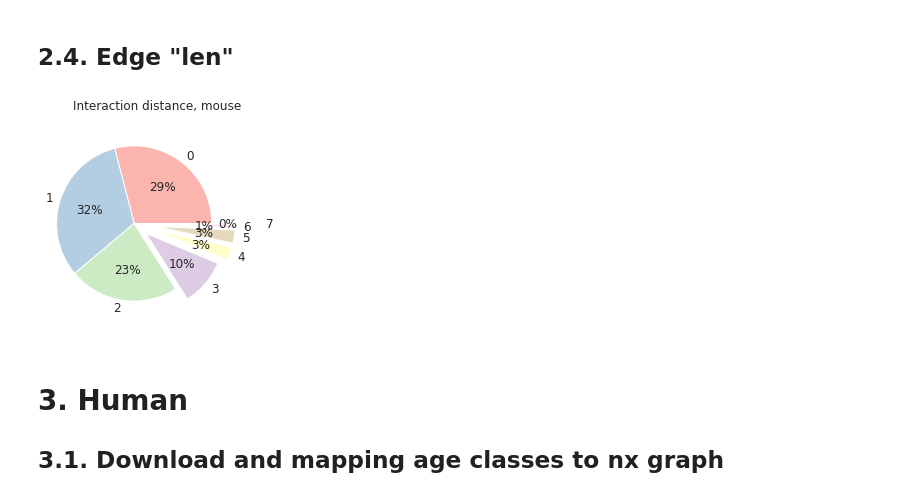
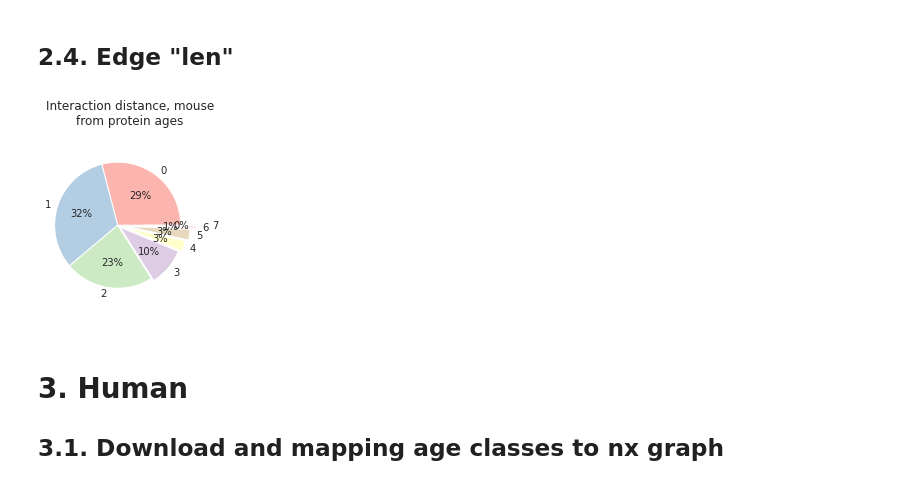
Before and after one commit to Freddsle/age_patterns, a Jupyter notebook: code/02_Liebeskind_age_classes.ipynb, the cells around one changed output. Drawn from its saved outputs; the diff is of its cells as text; code cells hidden in the pictures.

```diff
--- a/code/02_Liebeskind_age_classes.ipynb
+++ b/code/02_Liebeskind_age_classes.ipynb
@@ -1019,24 +1117,24 @@ mouse_data['age_length'] = mouse_data['age_length'].replace({-1: np.nan})
 # %%
 # plot
 
-plt.rcParams["figure.figsize"] = 4, 4
+plt.rcParams["figure.figsize"] = 3, 3.5
 
 idx = [0, 1, 2, 3, 4, 5, 6, 7]
 counts = pd.Series(mouse_data['age_length'].value_counts(normalize=True) * 100)
 counts.index = counts.index.astype('int64')
 counts = counts[idx]
 
-explode = (0, 0, 0, 0.2, 0.3, 0.3, 0.3, 0.6)
+explode = (0, 0, 0, 0.05, 0.1, 0.15, 0.25, 0.4)
 
-counts.plot(kind='pie', fontsize=12, colormap="Pastel1", explode=explode,  autopct='%.0f%%')
+counts.plot(kind='pie', fontsize=10, colormap="Pastel1", explode=explode,  autopct='%.0f%%')
 plt.axis('equal')
 plt.ylabel('')
-plt.title('Interaction distance, mouse')
+plt.title('Interaction distance, mouse\nfrom protein ages')
 plt.show()
 #plt.savefig('../data/02_plots/mouse_age_len.png')
 #plt.close()
 # %% [output]
-[figure, old version]
+[figure, new version]
 # %% [markdown]
 # 3. Human <a name="Human"></a>
 
```
Also changed, not shown: parts of 11 cells of this notebook, 18 other files.
